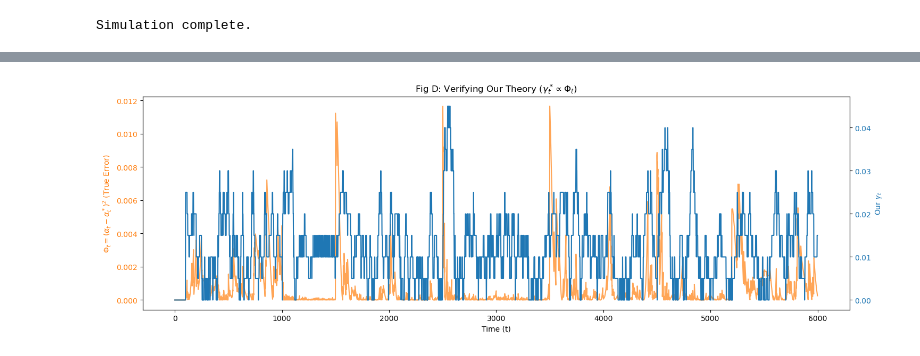
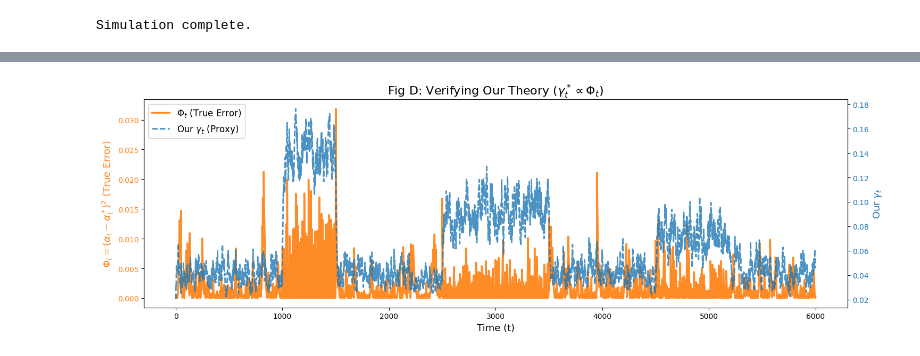
Before and after one commit to XinyuLiu71/LLMCP-ACI, a Jupyter notebook: ACI/synthetic_exp/synthetic_exp.ipynb, the cells around one changed output, grey strips where cells are left out. Saved outputs shown, nothing was run; the diff lists cells and outputs as text; code cells hidden in the pictures.

```diff
--- a/ACI/synthetic_exp/synthetic_exp.ipynb
+++ b/ACI/synthetic_exp/synthetic_exp.ipynb
@@ -13,9 +13,9 @@ TARGET_ALPHA = 0.1
 GAMMA_FIXED = 0.05
 
 # --- 我们的 ACI-CF (动态 γ_t) ---
-GAMMA_MIN = 0
-GAMMA_MAX = 0.05
-C_S = 0.5                # *** 新的 C_S，用于 |AvgErr - α| 代理 (可能需要调参)
+GAMMA_MIN = 0.01
+GAMMA_MAX = 0.2
+C_S = 1                # *** 新的 C_S，用于 |AvgErr - α| 代理 (可能需要调参)
 WINDOW_SIZE = 100        # *** 新增: 用于计算 S_t 的滑动窗口大小
 
 # --- 模拟设置：基础状态 ---
@@ -113,0 +129,6 @@ plt.show()
+# %%
+# === 预生成整条真实轨迹 Y_t，用于 RMD 与 ACI 同时使用 ===
+
+y_full = np.zeros(T)
+for t in range(T):
+    y_full[t] = get_true_y(mu_trajectory[t])
@@ -228,26 +446,31 @@ plt.show()
 # %%
 # --- "Theory Plot": 验证 Φ_t 和 S_t (即 γ_t) 的关系 ---
 fig, ax1 = plt.subplots(figsize=(15, 5))
 
-# Plot 1: 真实的瞬时误差 Φ_t
+# Plot 1: 真实的瞬时误差 Φ_t (黄线，更粗更明显)
 color = 'tab:orange'
-ax1.set_xlabel('Time (t)')
-ax1.set_ylabel('$\Phi_t = (\\alpha_t - \\alpha_t^*)^2$ (True Error)', color=color)
-ax1.plot(phi_t_history, color=color, alpha=0.7, label='$\Phi_t$ (True Error)')
+ax1.set_xlabel('Time (t)', fontsize=13)
+ax1.set_ylabel('$\Phi_t = (\\alpha_t - \\alpha_t^*)^2$ (True Error)', color=color, fontsize=13)
+ax1.plot(phi_t_history, color=color, alpha=0.9, linewidth=2.5, label='$\Phi_t$ (True Error)', zorder=3)
 ax1.tick_params(axis='y', labelcolor=color)
 
-# Plot 2: 我们的 γ_t (S_t 的代理)
+# Plot 2: 我们的 γ_t (S_t 的代理) - 使用虚线以便区分
 ax2 = ax1.twinx() # 共享 x 轴
 color = 'tab:blue'
-ax2.set_ylabel('Our $\gamma_t$', color=color)
-ax2.plot(gamma_t_history, color=color, label='Our $\gamma_t$ (Proxy)')
+ax2.set_ylabel('Our $\gamma_t$', color=color, fontsize=13)
+ax2.plot(gamma_t_history, color=color, linestyle='--', alpha=0.8, linewidth=2, label='Our $\gamma_t$ (Proxy)', zorder=2)
 ax2.tick_params(axis='y', labelcolor=color)
 
-plt.title("Fig D: Verifying Our Theory ($\gamma_t^* \\propto \Phi_t$)")
+# 添加图例（合并两个轴的图例）
+lines1, labels1 = ax1.get_legend_handles_labels()
+lines2, labels2 = ax2.get_legend_handles_labels()
+ax1.legend(lines1 + lines2, labels1 + labels2, loc='upper left', fontsize=12, framealpha=0.9)
+
+plt.title("Fig D: Verifying Our Theory ($\gamma_t^* \\propto \Phi_t$)", fontsize=16)
 fig.tight_layout()
 plt.show()
 # %% [output]
-[figure, old version]
+[figure, new version]
 # %%
 import scipy.stats as st
 
```
Also changed, not shown: parts of 10 cells of this notebook, 4 other files.
